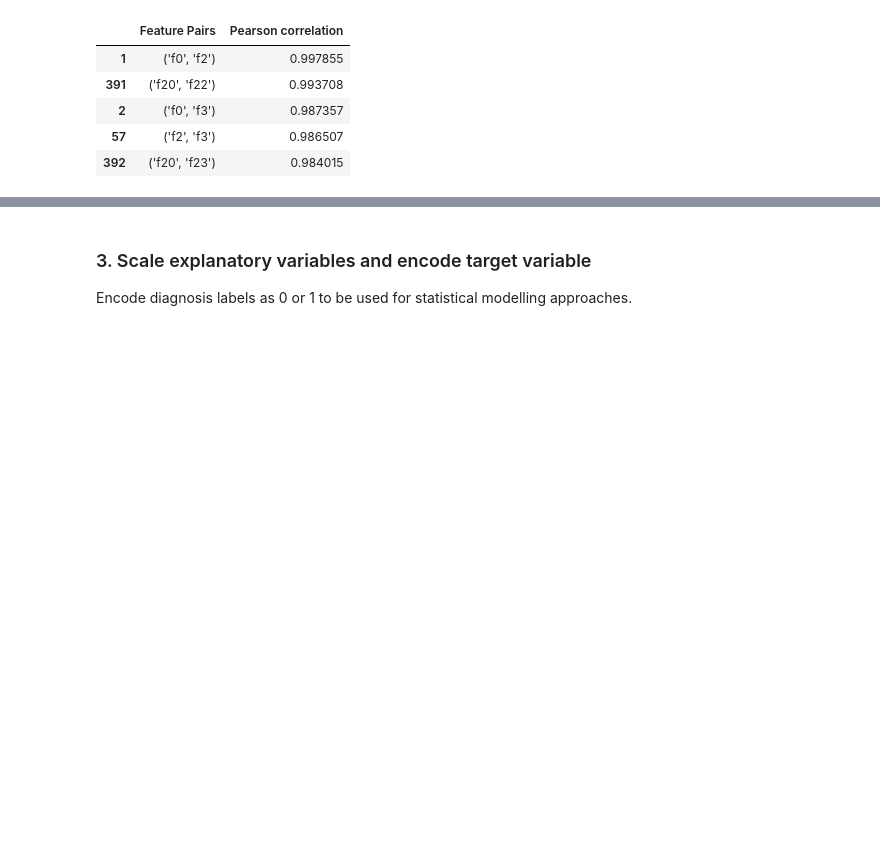
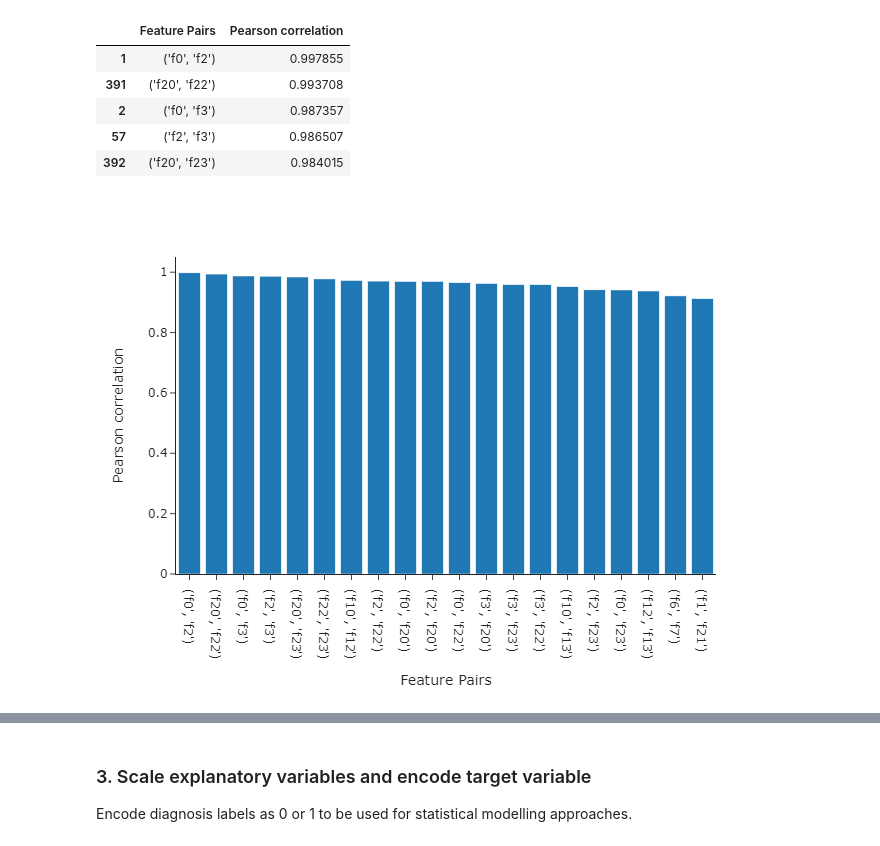
Before and after one commit to ahertweck/KCL_Hackathon_Spring_2019, a Jupyter notebook: KCL_Hackathon_Spring_2019.ipynb, the cells around one changed output, grey strips where cells are left out. Drawn from its saved outputs; the diff is of its cells as text; code cells hidden in the pictures; blank space fills up the shorter version.

```diff
--- a/KCL_Hackathon_Spring_2019.ipynb
+++ b/KCL_Hackathon_Spring_2019.ipynb
@@ -251,7 +250,15 @@ feature_hi_pair.head()
 # %%
 # Plot Pearson correlations for the feature pairs with the top twenty pearson correlations using plotly express
 fig = px.bar(feature_hi_pair[:20], x='Feature Pairs', y='Pearson correlation', orientation='v', template='simple_white')
-fig.show()
+
+# For plotting interactive figure
+# fig.show()
+
+# For plotting static figure
+img_bytes = fig.to_image(format="png", scale=1)
+Image(img_bytes)
+# %% [output]
+[figure, added]
 # %%
 # Remove the variables causing high multicollinearity between feature pairs
 df_feat_indpdt = df_feat.drop(['f0', 'f1', 'f2', 'f3', 'f4', 'f5', 'f6', 'f7', 'f10', 'f12', 'f15', 'f20', 'f22', 'f23', 'f25', 'f27'], axis=1)
```
Also changed, not shown: parts of 6 cells of this notebook.
